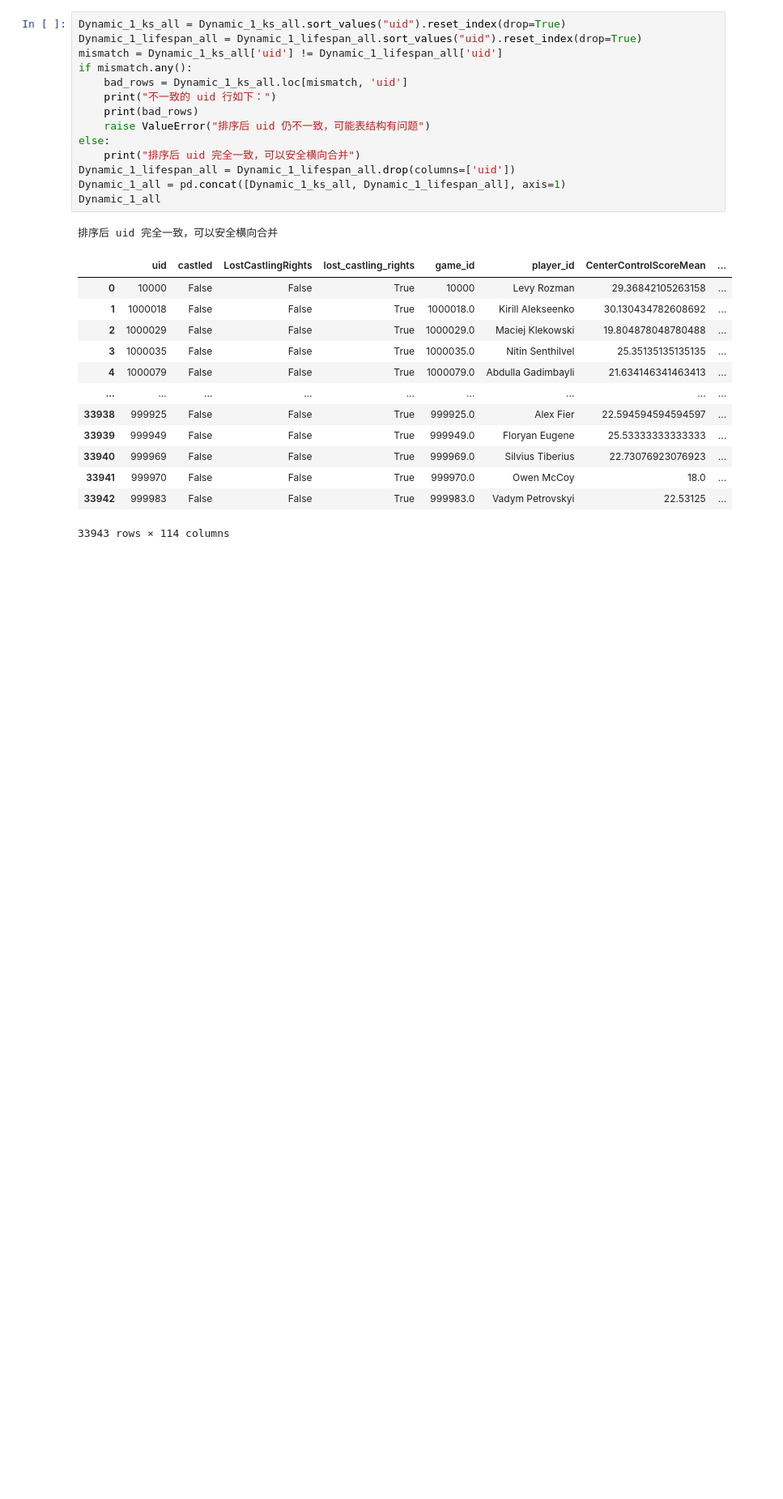
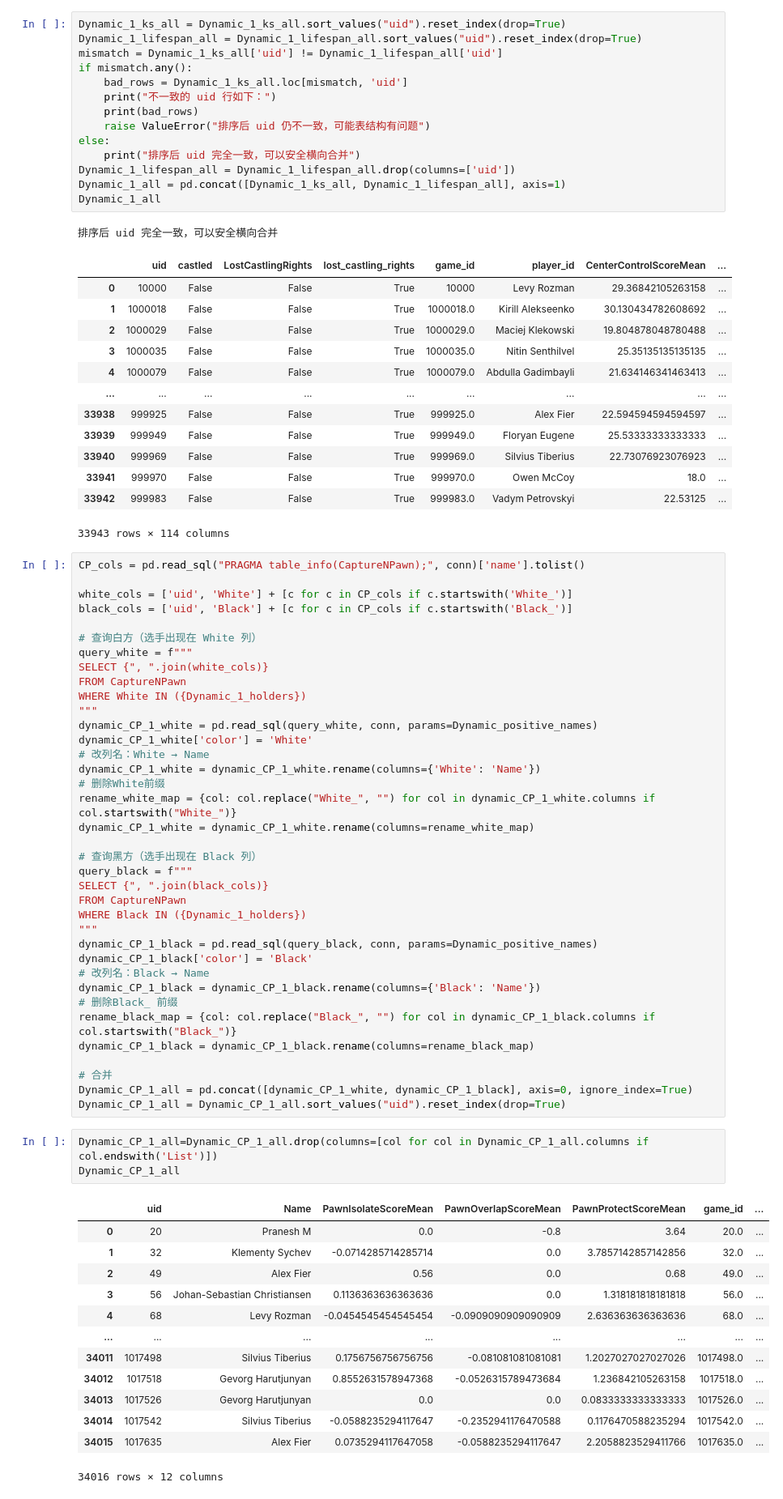
Before and after one commit to zZimablueee/Chess, a Jupyter notebook: player-cluster/classifier.ipynb, the cells around one changed output. Shown at 81% size. Saved outputs shown, nothing was run; the diff lists cells and outputs as text; blank space fills up the shorter version.

```diff
--- a/player-cluster/classifier.ipynb
+++ b/player-cluster/classifier.ipynb
@@ -697,3 +679,57 @@ Dynamic_1_all
 | 33941 | 999970 | False | False | True | 999970.0 | Owen McCoy | 18.0 | ... |
 | 33942 | 999983 | False | False | True | 999983.0 | Vadym Petrovskyi | 22.53125 | ... |
 33943 rows × 114 columns
+# %%
+CP_cols = pd.read_sql("PRAGMA table_info(CaptureNPawn);", conn)['name'].tolist()
+
+white_cols = ['uid', 'White'] + [c for c in CP_cols if c.startswith('White_')]
+black_cols = ['uid', 'Black'] + [c for c in CP_cols if c.startswith('Black_')]
+
+# 查询白方（选手出现在 White 列）
+query_white = f"""
+SELECT {", ".join(white_cols)}
+FROM CaptureNPawn
+WHERE White IN ({Dynamic_1_holders})
+"""
+dynamic_CP_1_white = pd.read_sql(query_white, conn, params=Dynamic_positive_names)
+dynamic_CP_1_white['color'] = 'White'
+# 改列名：White → Name
+dynamic_CP_1_white = dynamic_CP_1_white.rename(columns={'White': 'Name'})
+# 删除White前缀
+rename_white_map = {col: col.replace("White_", "") for col in dynamic_CP_1_white.columns if col.startswith("White_")}
+dynamic_CP_1_white = dynamic_CP_1_white.rename(columns=rename_white_map)
+
+# 查询黑方（选手出现在 Black 列）
+query_black = f"""
+SELECT {", ".join(black_cols)}
+FROM CaptureNPawn
+WHERE Black IN ({Dynamic_1_holders})
+"""
+dynamic_CP_1_black = pd.read_sql(query_black, conn, params=Dynamic_positive_names)
+dynamic_CP_1_black['color'] = 'Black'
+# 改列名：Black → Name
+dynamic_CP_1_black = dynamic_CP_1_black.rename(columns={'Black': 'Name'})
+# 删除Black_ 前缀
+rename_black_map = {col: col.replace("Black_", "") for col in dynamic_CP_1_black.columns if col.startswith("Black_")}
+dynamic_CP_1_black = dynamic_CP_1_black.rename(columns=rename_black_map)
+
+# 合并
+Dynamic_CP_1_all = pd.concat([dynamic_CP_1_white, dynamic_CP_1_black], axis=0, ignore_index=True)
+Dynamic_CP_1_all = Dynamic_CP_1_all.sort_values("uid").reset_index(drop=True)
+# %%
+Dynamic_CP_1_all=Dynamic_CP_1_all.drop(columns=[col for col in Dynamic_CP_1_all.columns if col.endswith('List')])
+Dynamic_CP_1_all
+# %% [output]
+|  | uid | Name | PawnIsolateScoreMean | PawnOverlapScoreMean | PawnProtectScoreMean | game_id | ... |
+| 0 | 20 | Pranesh M | 0.0 | -0.8 | 3.64 | 20.0 | ... |
+| 1 | 32 | Klementy Sychev | -0.0714285714285714 | 0.0 | 3.7857142857142856 | 32.0 | ... |
+| 2 | 49 | Alex Fier | 0.56 | 0.0 | 0.68 | 49.0 | ... |
+| 3 | 56 | Johan-Sebastian Christiansen | 0.1136363636363636 | 0.0 | 1.318181818181818 | 56.0 | ... |
+| 4 | 68 | Levy Rozman | -0.0454545454545454 | -0.0909090909090909 | 2.636363636363636 | 68.0 | ... |
+| ... | ... | ... | ... | ... | ... | ... | ... |
+| 34011 | 1017498 | Silvius Tiberius | 0.1756756756756756 | -0.081081081081081 | 1.2027027027027026 | 1017498.0 | ... |
+| 34012 | 1017518 | Gevorg Harutjunyan | 0.8552631578947368 | -0.0526315789473684 | 1.236842105263158 | 1017518.0 | ... |
+| 34013 | 1017526 | Gevorg Harutjunyan | 0.0 | 0.0 | 0.0833333333333333 | 1017526.0 | ... |
+| 34014 | 1017542 | Silvius Tiberius | -0.0588235294117647 | -0.2352941176470588 | 0.1176470588235294 | 1017542.0 | ... |
+| 34015 | 1017635 | Alex Fier | 0.0735294117647058 | -0.0588235294117647 | 2.2058823529411766 | 1017635.0 | ... |
+34016 rows × 12 columns
```
Also changed, not shown: parts of 15 cells of this notebook, 3 other files.
